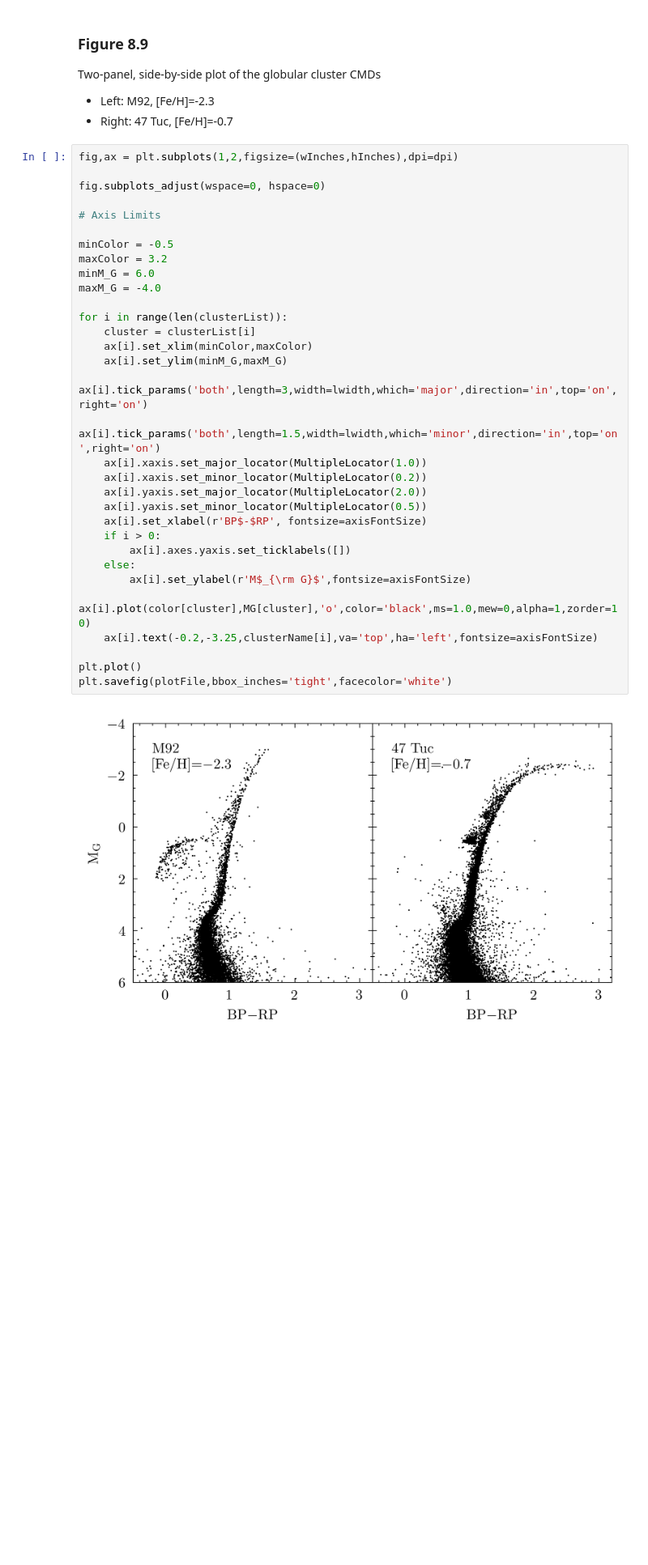
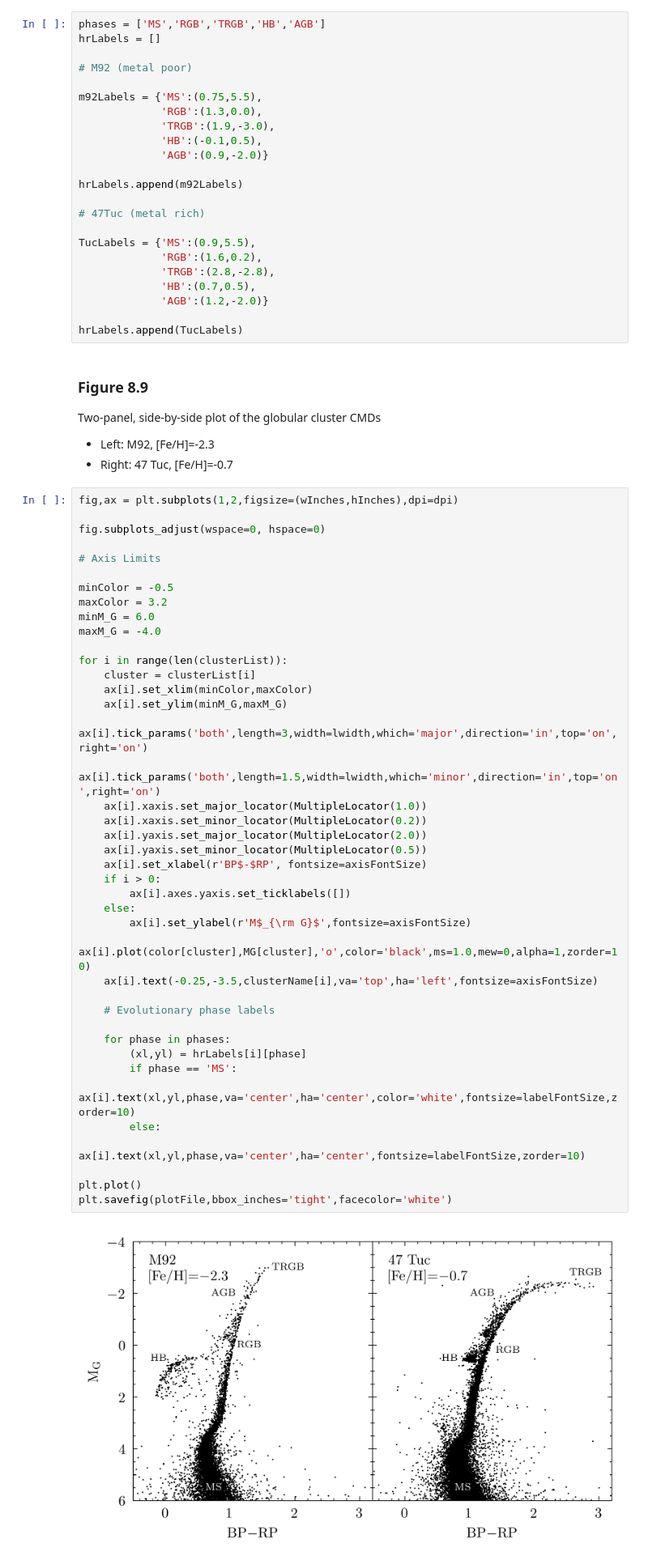
Before and after one commit to CambridgeUniversityPress/Stellar-Structure-and-Evolution, a Jupyter notebook: Chapter8/Fig8.9 GlobularClusters.ipynb, the cells around one changed output. Shown at 81% size. Saved outputs shown, nothing was run; the diff lists cells and outputs as text; blank space fills up the shorter version.

Commit message:
Updated figure 8.9
Added labels missing in proof

```diff
--- a/Chapter8/Fig8.9 GlobularClusters.ipynb
+++ b/Chapter8/Fig8.9 GlobularClusters.ipynb
@@ -106,3 +119,26 @@ for cluster in clusterList:
+# %%
+phases = ['MS','RGB','TRGB','HB','AGB']
+hrLabels = []
+
+# M92 (metal poor)
+
+m92Labels = {'MS':(0.75,5.5),
+             'RGB':(1.3,0.0),
+             'TRGB':(1.9,-3.0),
+             'HB':(-0.1,0.5),
+             'AGB':(0.9,-2.0)}
+
+hrLabels.append(m92Labels)
+
+# 47Tuc (metal rich)
+
+TucLabels = {'MS':(0.9,5.5),
+             'RGB':(1.6,0.2),
+             'TRGB':(2.8,-2.8),
+             'HB':(0.7,0.5),
+             'AGB':(1.2,-2.0)}
+
+hrLabels.append(TucLabels)
 # %% [markdown]
 ### Figure 8.9
 
@@ -114,32 +150,41 @@ fig,ax = plt.subplots(1,2,figsize=(wInches,hInches),dpi=dpi)
 
 fig.subplots_adjust(wspace=0, hspace=0)
 
 # Axis Limits
 
 minColor = -0.5
 maxColor = 3.2
 minM_G = 6.0
 maxM_G = -4.0
 
 for i in range(len(clusterList)):
     cluster = clusterList[i]
     ax[i].set_xlim(minColor,maxColor)
     ax[i].set_ylim(minM_G,maxM_G)
     ax[i].tick_params('both',length=3,width=lwidth,which='major',direction='in',top='on',right='on')
     ax[i].tick_params('both',length=1.5,width=lwidth,which='minor',direction='in',top='on',right='on')
     ax[i].xaxis.set_major_locator(MultipleLocator(1.0))
     ax[i].xaxis.set_minor_locator(MultipleLocator(0.2))
     ax[i].yaxis.set_major_locator(MultipleLocator(2.0))
     ax[i].yaxis.set_minor_locator(MultipleLocator(0.5))
     ax[i].set_xlabel(r'BP$-$RP', fontsize=axisFontSize)
     if i > 0:
         ax[i].axes.yaxis.set_ticklabels([])
     else:
         ax[i].set_ylabel(r'M$_{\rm G}$',fontsize=axisFontSize)
     ax[i].plot(color[cluster],MG[cluster],'o',color='black',ms=1.0,mew=0,alpha=1,zorder=10)
-    ax[i].text(-0.2,-3.25,clusterName[i],va='top',ha='left',fontsize=axisFontSize)
+    ax[i].text(-0.25,-3.5,clusterName[i],va='top',ha='left',fontsize=axisFontSize)
+
+    # Evolutionary phase labels
+
+    for phase in phases:
+        (xl,yl) = hrLabels[i][phase]
+        if phase == 'MS':
+            ax[i].text(xl,yl,phase,va='center',ha='center',color='white',fontsize=labelFontSize,zorder=10)
+        else:
+            ax[i].text(xl,yl,phase,va='center',ha='center',fontsize=labelFontSize,zorder=10)
 
 plt.plot()
 plt.savefig(plotFile,bbox_inches='tight',facecolor='white')
 # %% [output]
-[figure, old version]
+[figure, new version]
```
Also changed, not shown: parts of 1 cell of this notebook.
